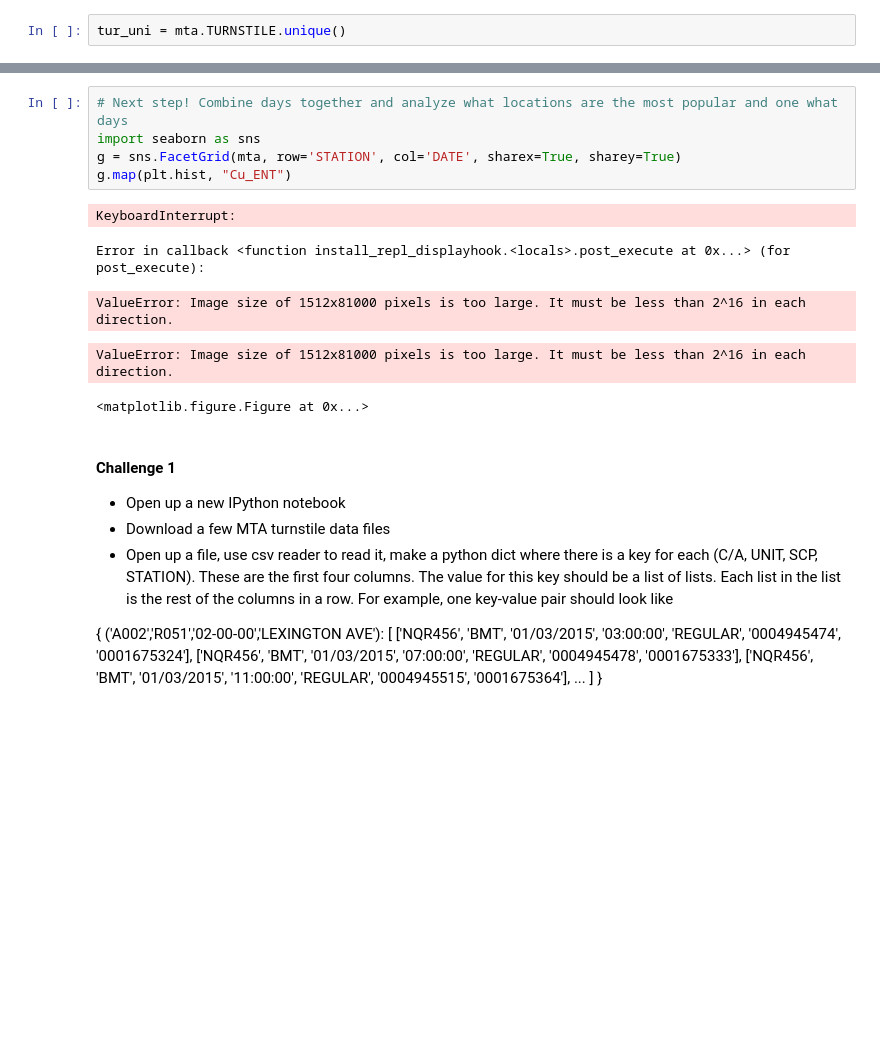
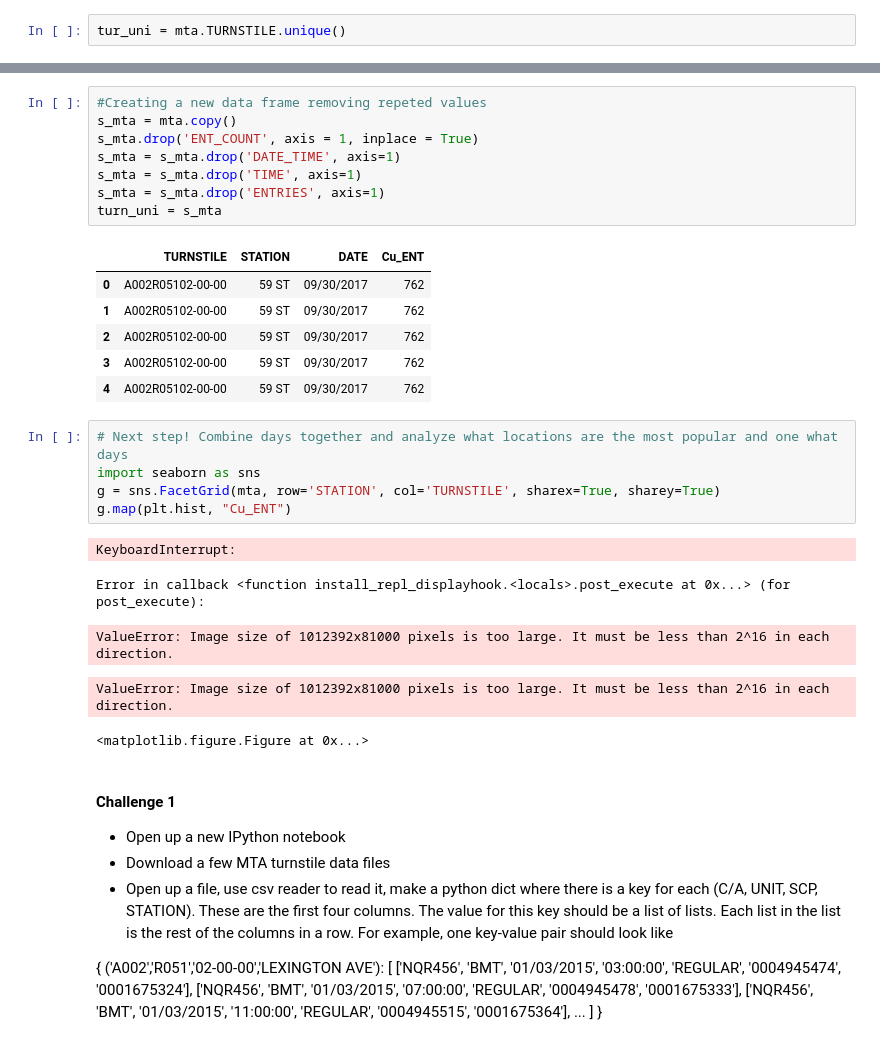
Before and after one commit to djmor12/Metis, a Jupyter notebook: Project Benson/Project 1 - Curneen.ipynb, the cells around one changed output, grey strips where cells are left out. Drawn from its saved outputs; the diff is of its cells as text; blank space fills up the shorter version.

Commit message:
Incorporating Ians awesomeness
have agg sum data for daily entries

```diff
--- a/Project Benson/Project 1 - Curneen.ipynb
+++ b/Project Benson/Project 1 - Curneen.ipynb
@@ -186,13 +208,28 @@ mta.head(50)
+# %%
+#Creating a new data frame removing repeted values
+s_mta = mta.copy()
+s_mta.drop('ENT_COUNT', axis = 1, inplace = True)
+s_mta = s_mta.drop('DATE_TIME', axis=1)
+s_mta = s_mta.drop('TIME', axis=1)
+s_mta = s_mta.drop('ENTRIES', axis=1)
+turn_uni = s_mta
+# %% [output]
+|  | TURNSTILE | STATION | DATE | Cu_ENT |
+| 0 | A002R05102-00-00 | 59 ST | 09/30/2017 | 762 |
+| 1 | A002R05102-00-00 | 59 ST | 09/30/2017 | 762 |
+| 2 | A002R05102-00-00 | 59 ST | 09/30/2017 | 762 |
+| 3 | A002R05102-00-00 | 59 ST | 09/30/2017 | 762 |
+| 4 | A002R05102-00-00 | 59 ST | 09/30/2017 | 762 |
 # %%
 # Next step! Combine days together and analyze what locations are the most popular and one what days
 import seaborn as sns
-g = sns.FacetGrid(mta, row='STATION', col='DATE', sharex=True, sharey=True)
+g = sns.FacetGrid(mta, row='STATION', col='TURNSTILE', sharex=True, sharey=True)
 g.map(plt.hist, "Cu_ENT")
 # %% [output]
 KeyboardInterrupt:
 Error in callback <function install_repl_displayhook.<locals>.post_execute at 0x...> (for post_execute):
-ValueError: Image size of 1512x81000 pixels is too large. It must be less than 2^16 in each direction.
+ValueError: Image size of 1012392x81000 pixels is too large. It must be less than 2^16 in each direction.
-ValueError: Image size of 1512x81000 pixels is too large. It must be less than 2^16 in each direction.
+ValueError: Image size of 1012392x81000 pixels is too large. It must be less than 2^16 in each direction.
 <matplotlib.figure.Figure at 0x...>
 # %% [markdown]
 #### Challenge 1
```
Also changed, not shown: parts of 2 cells of this notebook.
